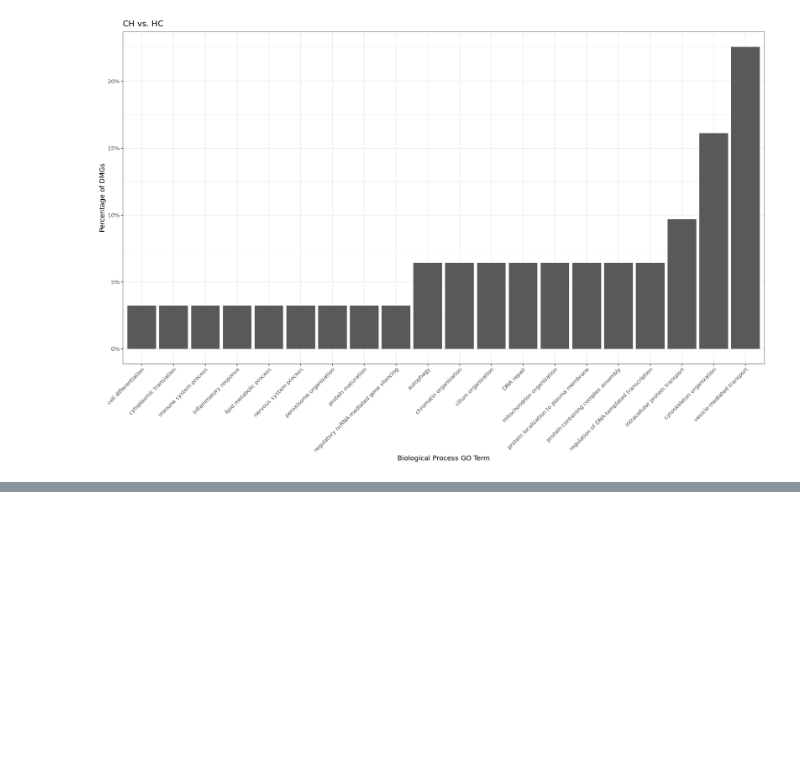
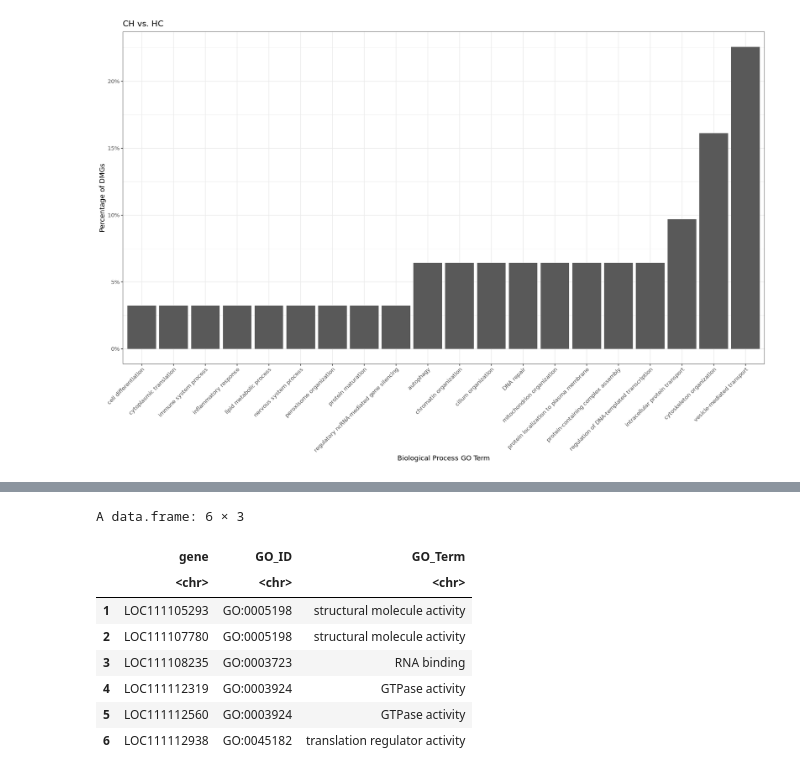
Before and after one commit to jgmcdonough/CE18_methylRAD_analysis, a Jupyter notebook: analysis/DMGs_analysis/HC_genes_2.0.ipynb, the cells around one changed output, grey strips where cells are left out. Cells and saved outputs as stored; diff of their text form; code cells hidden in the pictures; blank space fills up the shorter version.

```diff
--- a/analysis/DMGs_analysis/HC_genes_2.0.ipynb
+++ b/analysis/DMGs_analysis/HC_genes_2.0.ipynb
@@ -1335,0 +1340,30 @@ ggplot(go_term_percentages, aes(x = reorder(GO_Term, percentage), y = percentage
+# %%
+# Extract GO Slim terms from the OBO file
+goslim_terms <- character()
+goslim_ids <- character()
+namespace <- character()
+in_mf_term <- FALSE
+
+for (line in goSlim) {
+  if (grepl("^id:", line)) {
+    goslim_id <- gsub("id: ", "", line)
+    goslim_ids <- c(goslim_ids, goslim_id)
+    in_mf_term <- FALSE
+  } else if (grepl("^name:", line)) {
+    goslim_term <- gsub("name: ", "", line)
+    goslim_terms <- c(goslim_terms, goslim_term)
+  } else if (grepl("^namespace:", line)) {
+    namespace_value <- gsub("namespace: molecular_function", "MF", line)
+    namespace_value <- gsub("namespace: ", "", namespace_value)
+    namespace <- c(namespace, namespace_value)
+    if (namespace_value == "MF") {
+      in_mf_term <- TRUE
+    }
+  }
+}
+
+# Filter for molecular function terms
+goslim_data <- data.frame(GO_ID = goslim_ids, GO_Term = goslim_terms, Namespace = namespace)
+goslim_data_mf <- goslim_data[goslim_data$Namespace == "MF", c("GO_ID", "GO_Term")]
+
+head(goslim_data_mf)
@@ -1335,0 +1380,16 @@ ggplot(go_term_percentages, aes(x = reorder(GO_Term, percentage), y = percentage
+# %%
+# Map genes to GO Slim terms
+gene_goslim_data <- merge(gene2GO, goslim_data_mf, by.x = "GO_ID", by.y = "GO_ID")
+gene_goslim_data <- merge(CHgeneList, gene_goslim_data, by.x = "gene", by.y = "gene")
+
+head(gene_goslim_data)
+# %% [output]
+A data.frame: 6 × 3
+|  | gene | GO_ID | GO_Term |
+|  | <chr> | <chr> | <chr> |
+| 1 | LOC111105293 | GO:0005198 | structural molecule activity |
+| 2 | LOC111107780 | GO:0005198 | structural molecule activity |
+| 3 | LOC111108235 | GO:0003723 | RNA binding |
+| 4 | LOC111112319 | GO:0003924 | GTPase activity |
+| 5 | LOC111112560 | GO:0003924 | GTPase activity |
+| 6 | LOC111112938 | GO:0045182 | translation regulator activity |
```
Also changed, not shown: parts of 5 cells of this notebook, 3 other files.
